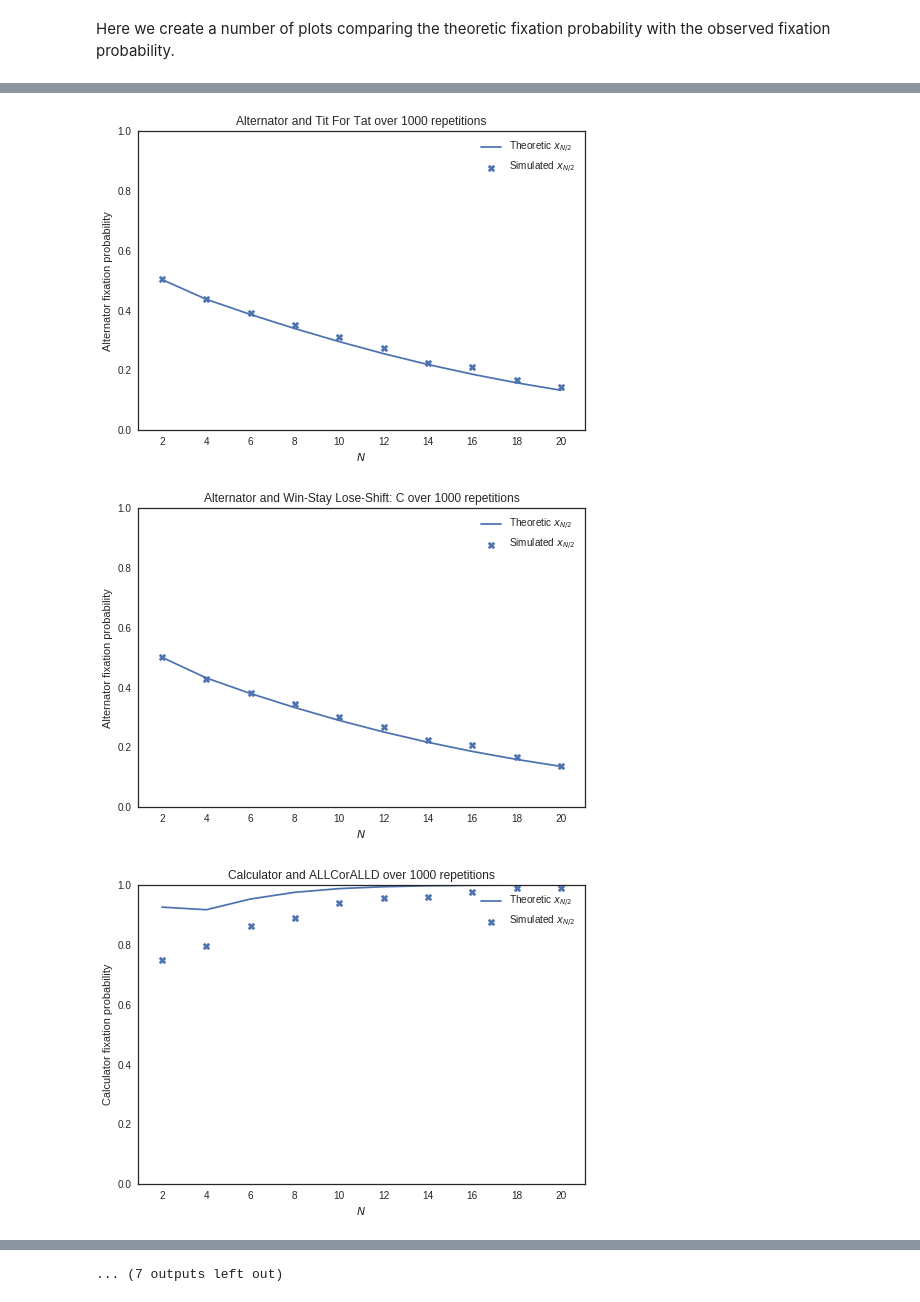
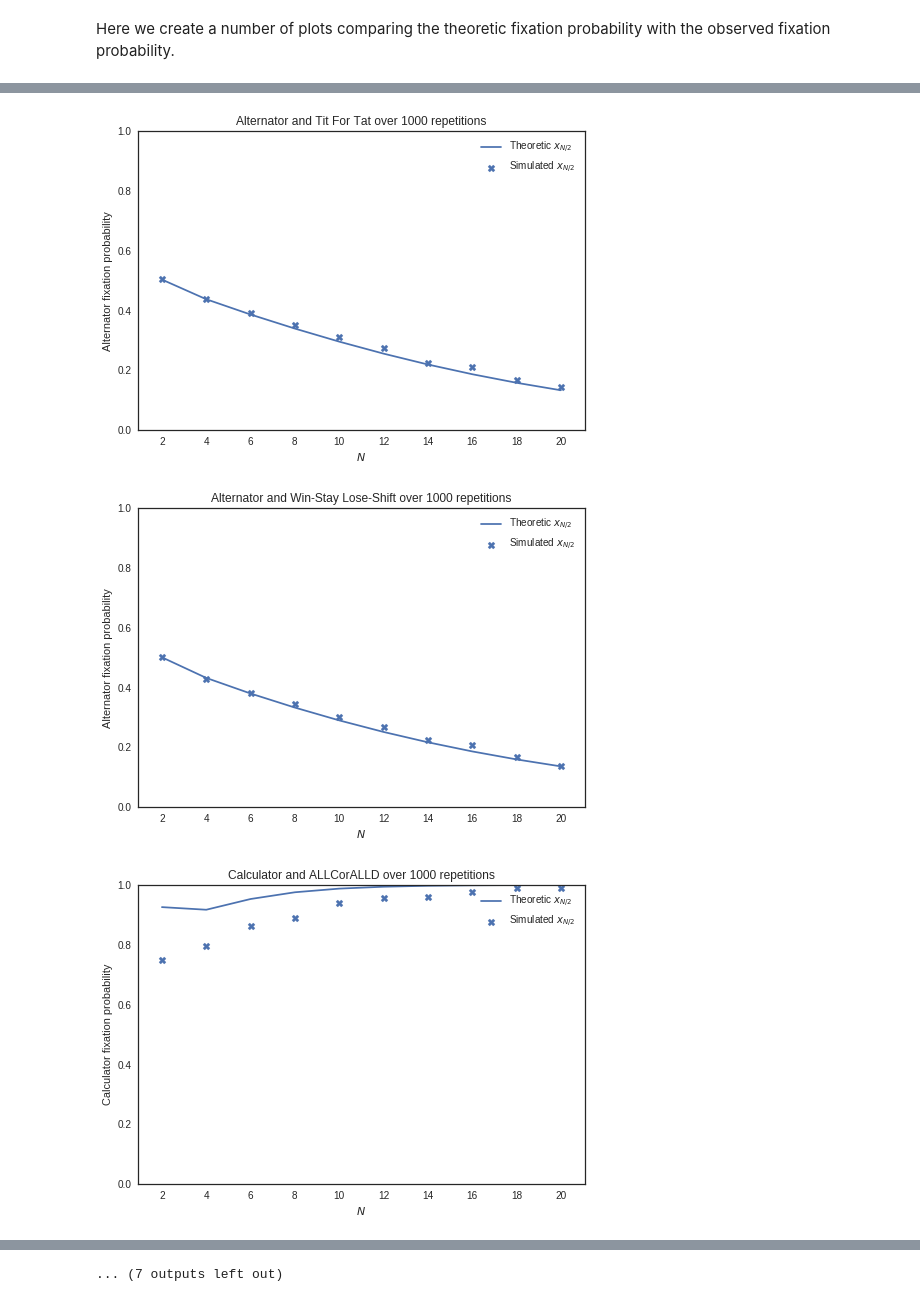
Before and after one commit to Axelrod-Python/axelrod-moran, a Jupyter notebook: nbs/main.ipynb, the cells around one changed output, grey strips where cells are left out. Drawn from its saved outputs; the diff is of its cells as text; code cells hidden in the pictures.

Commit message:
Re draw validation plots.
Also fix the name.

```diff
--- a/nbs/main.ipynb
+++ b/nbs/main.ipynb
@@ -142,6 +142,7 @@ Here we create a number of plots comparing the theoretic fixation probability wi
 # %%
 df = pd.read_csv("../data/fixation_validation.csv")
 # %%
+all_player_names = [p.__repr__() for p in players]
 for names, player_pair_df in df.groupby(["Player 1", "Player 2"]):
 
     player_pair_df.sort_values("N", inplace=True)
@@ -149,6 +150,9 @@ for names, player_pair_df in df.groupby(["Player 1", "Player 2"]):
     repetitions = player_pair_df["Repetitions"].iloc[0]
     assert all(player_pair_df["Repetitions"] == repetitions)
 
+    # Get names instead of repr (to drop some parameters)
+    names = [players[all_player_names.index(name)].name
+             for name in names]
     title = "{} and {} over {} repetitions".format(*names, repetitions)
     filename = "{}_v_{}".format(*names)
 
@@ -174,9 +177,9 @@ See the caveats in the documentation: http://pandas.pydata.org/pandas-docs/stabl
 [figure]
 [figure]
 [figure]
 [figure]
 [figure]
 [figure]
-[figure, old version]
+[figure, new version]
 [figure]
 [figure]
```
Also changed, not shown: parts of 1 cell of this notebook, 28 other files.
